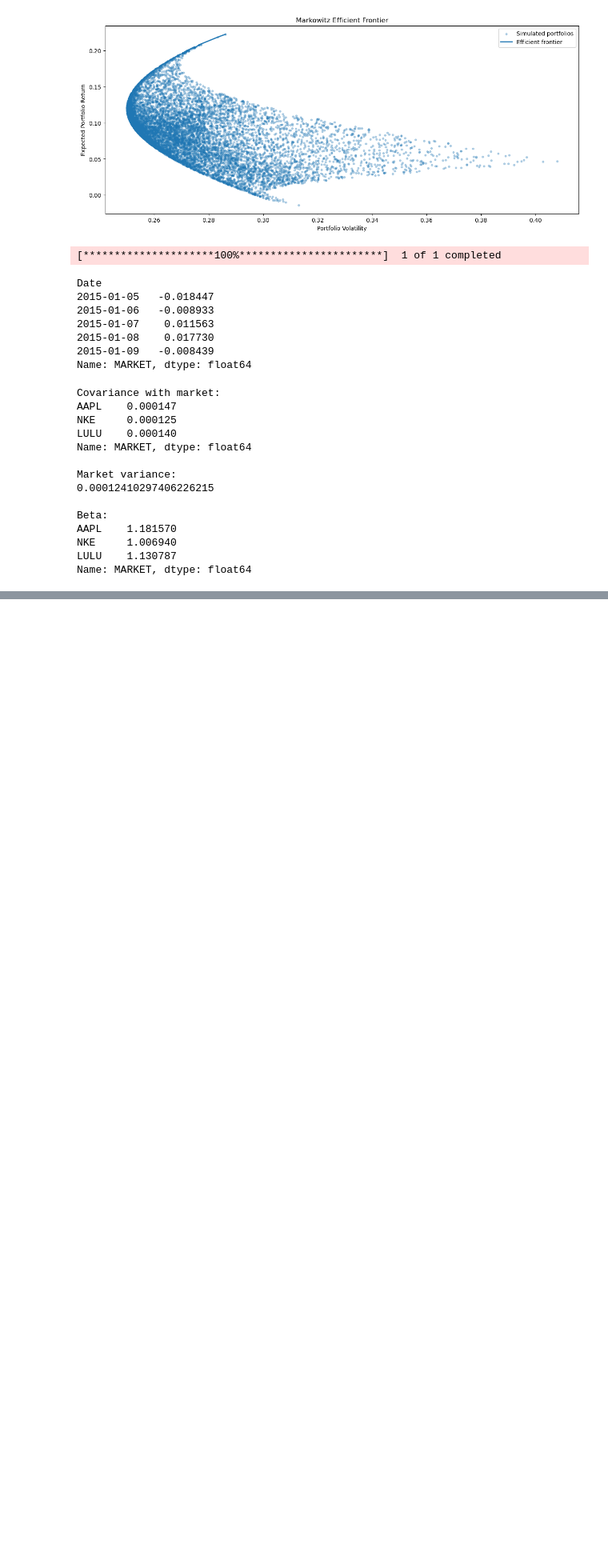
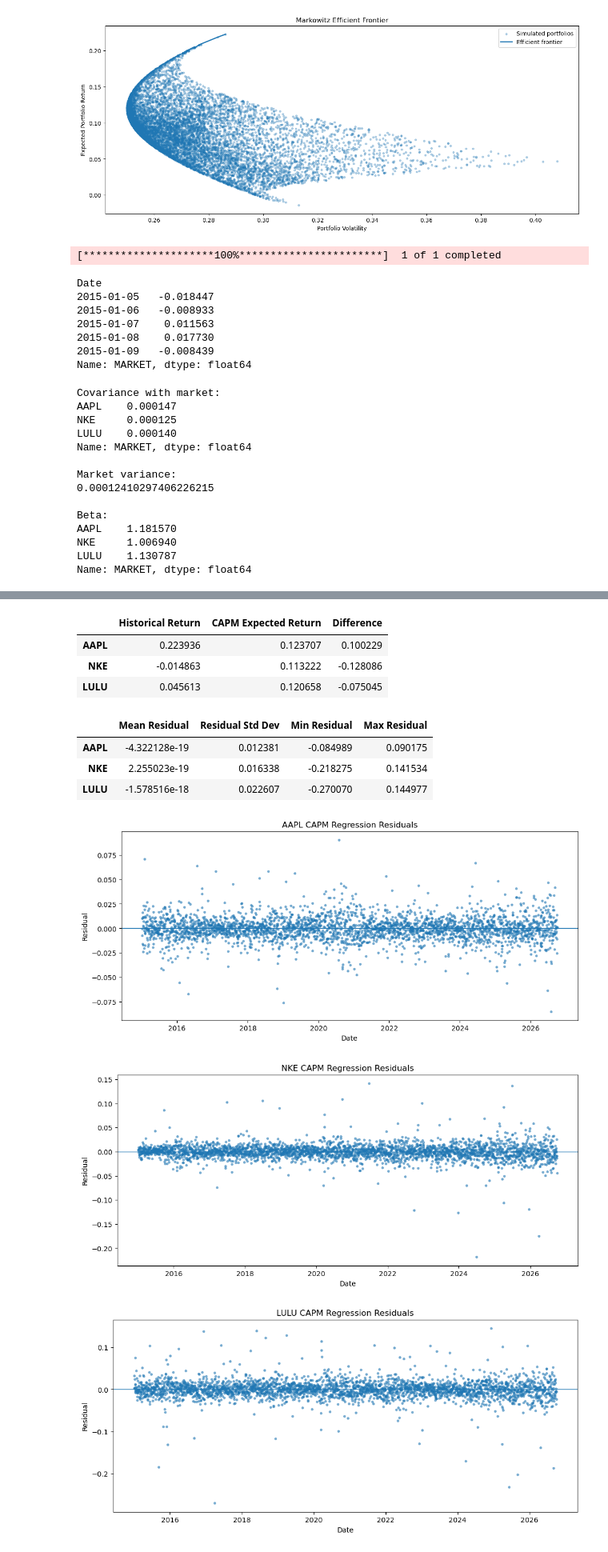
Before and after one commit to Priyansh956/Risk-engine-, a Jupyter notebook: notebooks/main.ipynb, the cells around one changed output, grey strips where cells are left out. Shown at 80% size. Drawn from its saved outputs; the diff is of its cells as text; code cells hidden in the pictures; blank space fills up the shorter version.

```diff
--- a/notebooks/main.ipynb
+++ b/notebooks/main.ipynb
@@ -369,0 +484,75 @@ Name: MARKET, dtype: float64
+# %%
+# Calculate annualized historical returns for each stock
+annualized_stock_returns = (
+    log_returns_of_portfolio.mean() * 252
+)
+
+return_comparison = pd.DataFrame(
+    {
+        "Historical Return": annualized_stock_returns,
+        "CAPM Expected Return": capm_expected_return,
+    }
+)
+
+return_comparison["Difference"] = (
+    return_comparison["Historical Return"]
+    - return_comparison["CAPM Expected Return"]
+)
+
+return_comparison
+# %% [output]
+|  | Historical Return | CAPM Expected Return | Difference |
+| AAPL | 0.223936 | 0.123707 | 0.100229 |
+| NKE | -0.014863 | 0.113222 | -0.128086 |
+| LULU | 0.045613 | 0.120658 | -0.075045 |
+# %%
+# Calculate regression residuals
+residuals = pd.DataFrame(index=returns_with_market.index)
+
+for stock in stock_excess_returns.columns:
+    residuals[stock] = regression_results[stock].resid
+
+residuals.head()
+
+# Summarize residual behavior
+residual_summary = pd.DataFrame(
+    {
+        "Mean Residual": residuals.mean(),
+        "Residual Std Dev": residuals.std(),
+        "Min Residual": residuals.min(),
+        "Max Residual": residuals.max(),
+    }
+)
+
+residual_summary
+# %% [output]
+|  | Mean Residual | Residual Std Dev | Min Residual | Max Residual |
+| AAPL | -4.322128e-19 | 0.012381 | -0.084989 | 0.090175 |
+| NKE | 2.255023e-19 | 0.016338 | -0.218275 | 0.141534 |
+| LULU | -1.578516e-18 | 0.022607 | -0.270070 | 0.144977 |
+# %%
+# Plot residuals over time
+for stock in residuals.columns:
+    plt.figure(figsize=(12, 5))
+
+    plt.scatter(
+        residuals.index,
+        residuals[stock],
+        s=8,
+        alpha=0.5,
+    )
+
+    plt.axhline(
+        0,
+        linewidth=1,
+    )
+
+    plt.xlabel("Date")
+    plt.ylabel("Residual")
+    plt.title(f"{stock} CAPM Regression Residuals")
+
+    plt.show()
+# %% [output]
+[figure, added]
+[figure, added]
+[figure, added]
```
Also changed, not shown: parts of 8 cells of this notebook.
